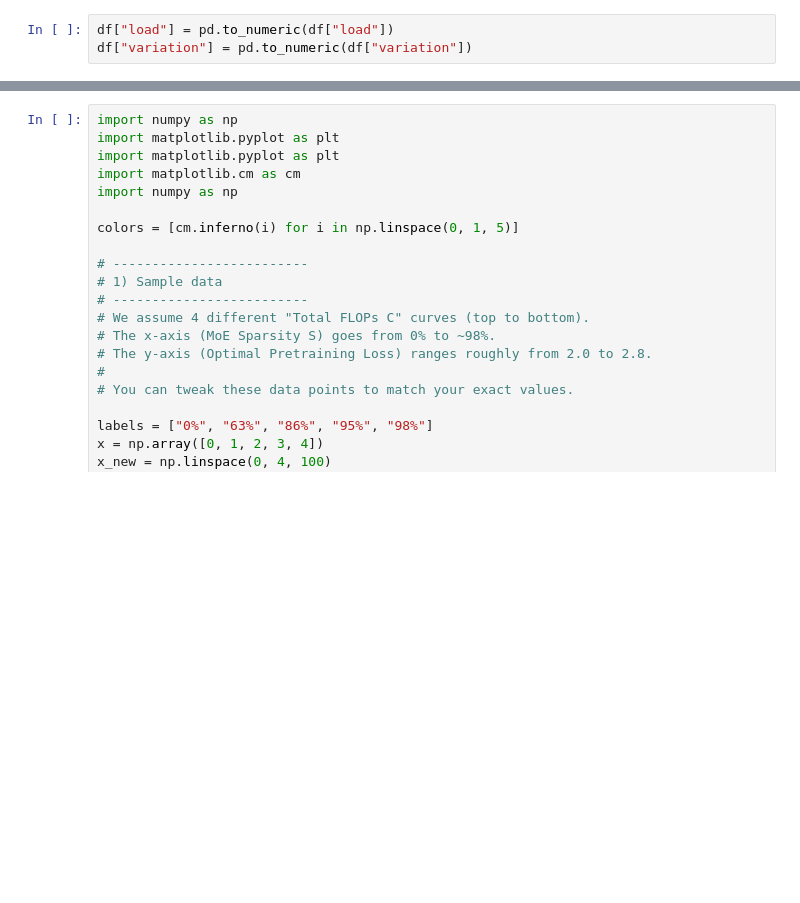
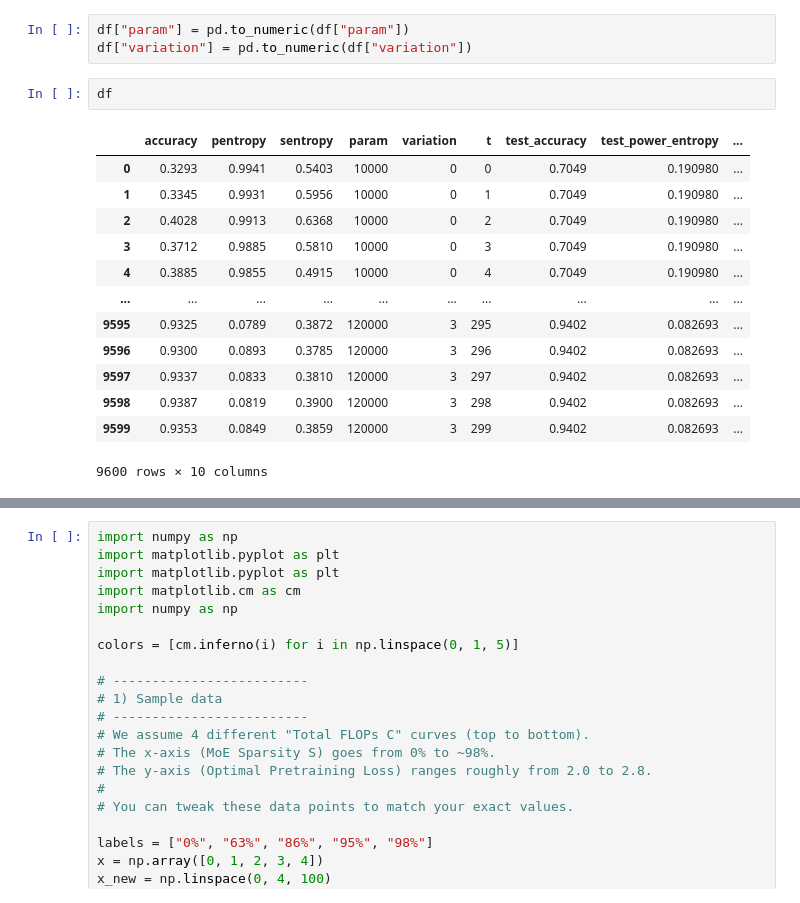
Before and after one commit to viktorvesely/liquid, a Jupyter notebook: experiment_eval.ipynb, the cells around one changed output, grey strips where cells are left out. Saved outputs shown, nothing was run; the diff lists cells and outputs as text; blank space fills up the shorter version.

```diff
--- a/experiment_eval.ipynb
+++ b/experiment_eval.ipynb
@@ -43,5 +54,21 @@ for ent in folder.iterdir():
 
 df = pd.DataFrame(columns)
 # %%
-df["load"] = pd.to_numeric(df["load"])
+df["param"] = pd.to_numeric(df["param"])
 df["variation"] = pd.to_numeric(df["variation"])
+# %%
+df
+# %% [output]
+|  | accuracy | pentropy | sentropy | param | variation | t | test_accuracy | test_power_entropy | ... |
+| 0 | 0.3293 | 0.9941 | 0.5403 | 10000 | 0 | 0 | 0.7049 | 0.190980 | ... |
+| 1 | 0.3345 | 0.9931 | 0.5956 | 10000 | 0 | 1 | 0.7049 | 0.190980 | ... |
+| 2 | 0.4028 | 0.9913 | 0.6368 | 10000 | 0 | 2 | 0.7049 | 0.190980 | ... |
+| 3 | 0.3712 | 0.9885 | 0.5810 | 10000 | 0 | 3 | 0.7049 | 0.190980 | ... |
+| 4 | 0.3885 | 0.9855 | 0.4915 | 10000 | 0 | 4 | 0.7049 | 0.190980 | ... |
+| ... | ... | ... | ... | ... | ... | ... | ... | ... | ... |
+| 9595 | 0.9325 | 0.0789 | 0.3872 | 120000 | 3 | 295 | 0.9402 | 0.082693 | ... |
+| 9596 | 0.9300 | 0.0893 | 0.3785 | 120000 | 3 | 296 | 0.9402 | 0.082693 | ... |
+| 9597 | 0.9337 | 0.0833 | 0.3810 | 120000 | 3 | 297 | 0.9402 | 0.082693 | ... |
+| 9598 | 0.9387 | 0.0819 | 0.3900 | 120000 | 3 | 298 | 0.9402 | 0.082693 | ... |
+| 9599 | 0.9353 | 0.0849 | 0.3859 | 120000 | 3 | 299 | 0.9402 | 0.082693 | ... |
+9600 rows × 10 columns
```
Also changed, not shown: parts of 2 cells of this notebook, 21 other files.
